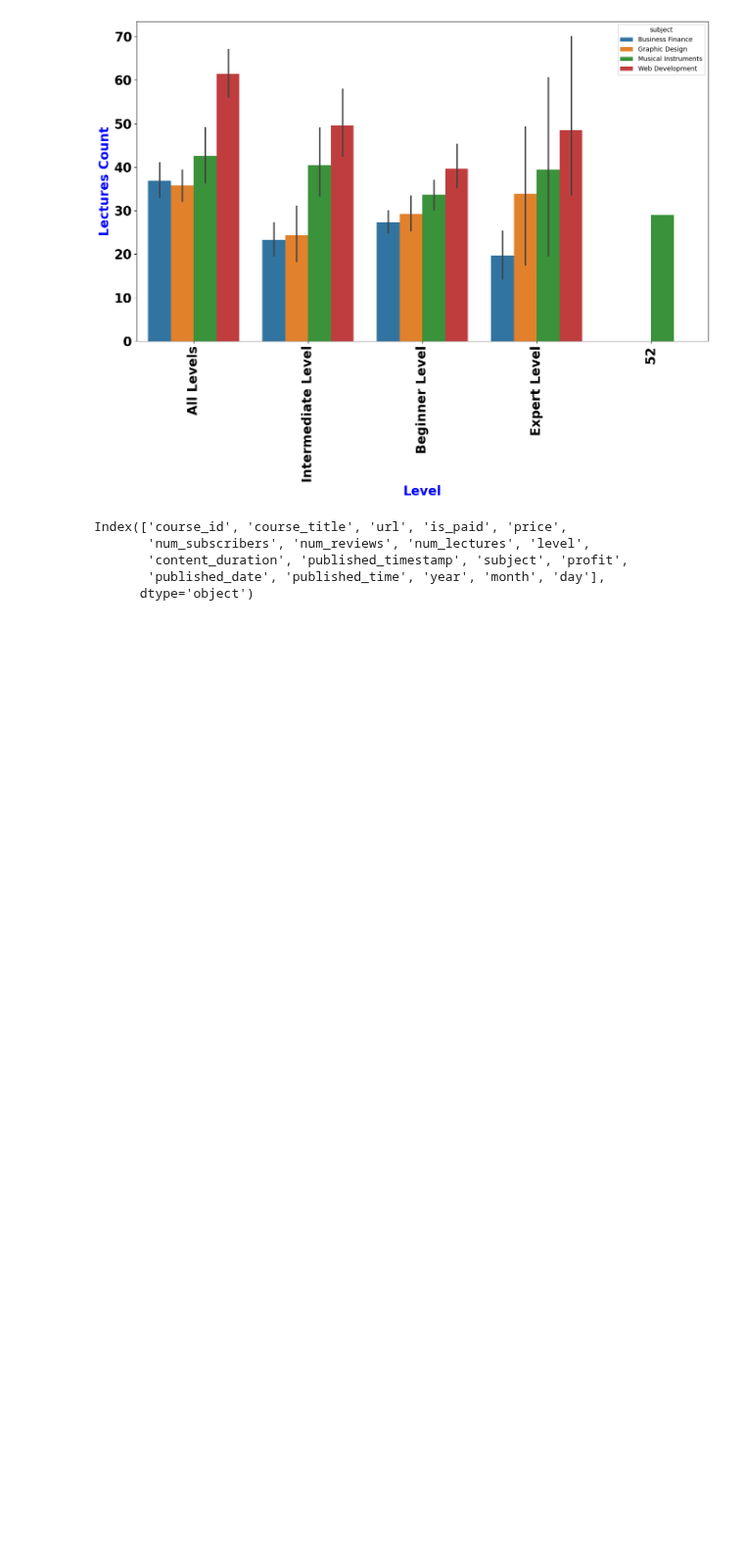
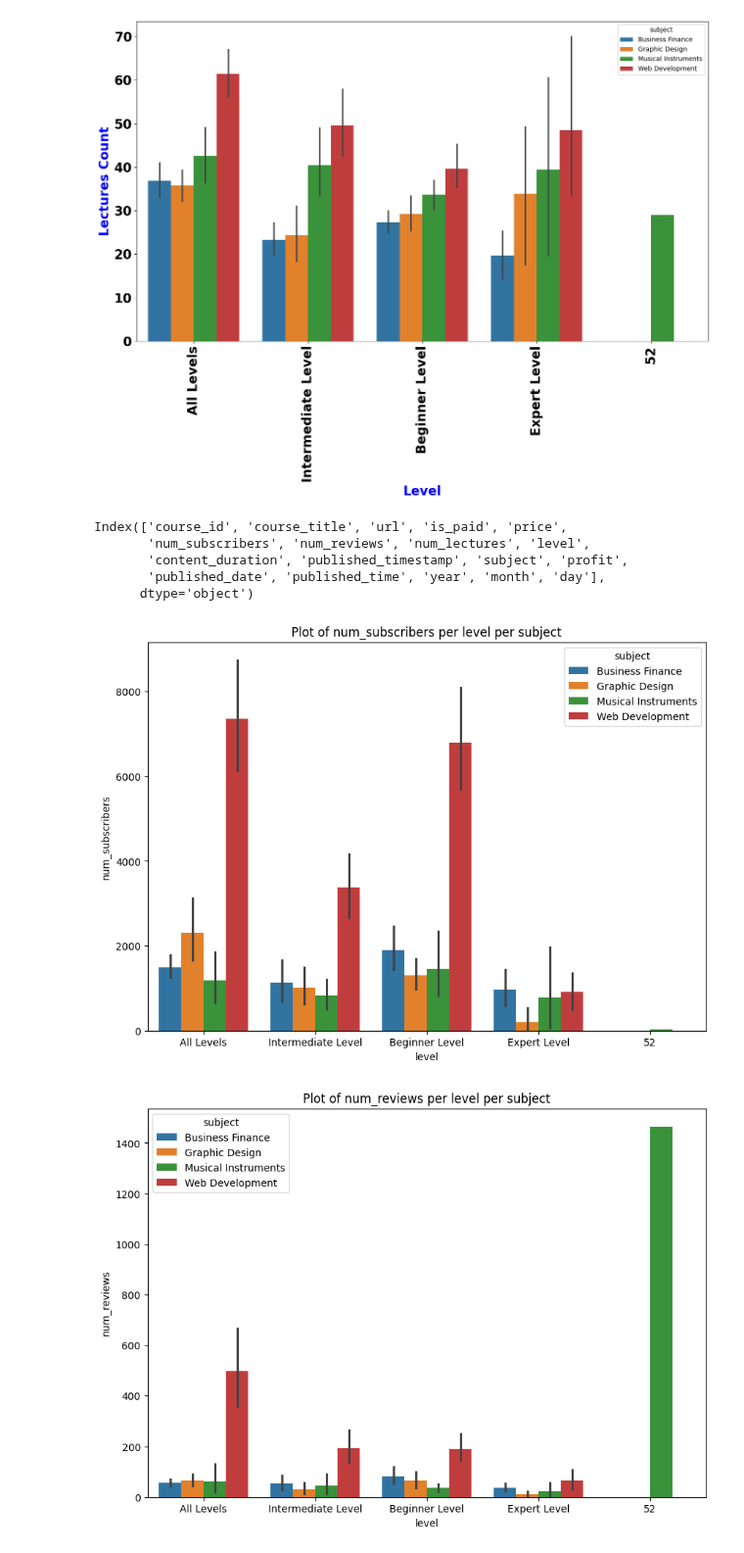
Before and after one commit to AAdewunmi/Online-Course-Recommendation-App-Project, a Jupyter notebook: EDA_On_UdemyDataset.ipynb, the cells around one changed output. Shown at 98% size. Cells and saved outputs as stored; diff of their text form; code cells hidden in the pictures; blank space fills up the shorter version.

Commit message:
Function to plot bar charts for multiple features by level and subject

```diff
--- a/EDA_On_UdemyDataset.ipynb
+++ b/EDA_On_UdemyDataset.ipynb
@@ -308,3 +308,19 @@ Index(['course_id', 'course_title', 'url', 'is_paid', 'price',
        'content_duration', 'published_timestamp', 'subject', 'profit',
        'published_date', 'published_time', 'year', 'month', 'day'],
       dtype='object')
+# %%
+# Implement function to plot bar charts for
+# multiple features by level and subject
+
+def plotdata(df,feature):
+  plt.figure(figsize=(10,7))
+  plt.title('Plot of {} per level per subject'.format(feature))
+  sn.barplot(x='level', y=feature, data=df, hue='subject')
+  plt.show()
+
+featureslist = ['num_subscribers','num_reviews','num_lectures']
+for feature in featureslist:
+    plotdata(df,feature)
+# %% [output]
+[figure, added]
+[figure, added]
```
Also changed, not shown: parts of 1 cell of this notebook.
